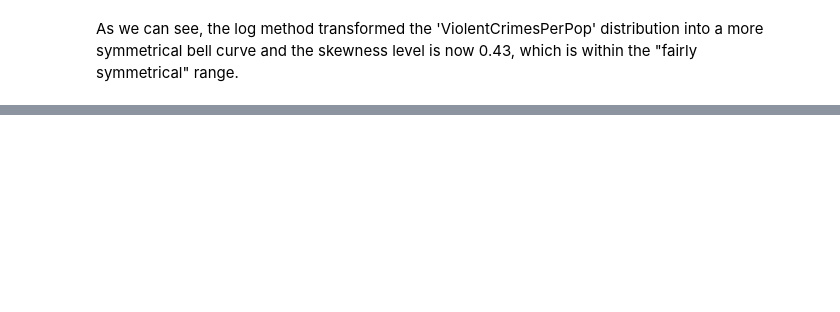
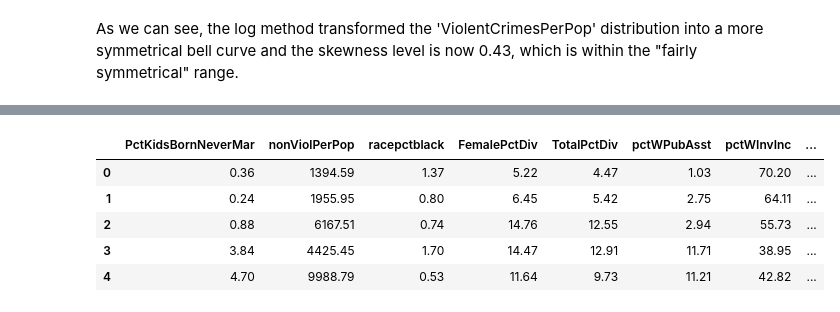
Before and after one commit to Kasheme/Data-Science, a Jupyter notebook: US-Crime-Communities/US Crime Notebook EDA.ipynb, the cells around one changed output, grey strips where cells are left out. Saved outputs shown, nothing was run; the diff lists cells and outputs as text; code cells hidden in the pictures; blank space fills up the shorter version.

```diff
--- a/US-Crime-Communities/US Crime Notebook EDA.ipynb
+++ b/US-Crime-Communities/US Crime Notebook EDA.ipynb
@@ -539,0 +546,6 @@ As we can see, the log method transformed the 'ViolentCrimesPerPop' distribution
+# %%
+top_features_viol_cols
+top_features_nonviol_cols
+selected_data = data.loc[:, [i for i in top_features_viol_cols]]
+print(len(selected_data.columns))
+print(selected_data.columns.unique())
@@ -539,0 +559,6 @@ As we can see, the log method transformed the 'ViolentCrimesPerPop' distribution
+# %%
+curr_list = selected_data.columns.unique().tolist()
+
+for col in top_features_nonviol_cols:
+    if col not in curr_list:
+        curr_list.append(col)
@@ -539,0 +583,3 @@ As we can see, the log method transformed the 'ViolentCrimesPerPop' distribution
+# %%
+selected_data = data.loc[:,[i for i in curr_list]]
+print(len(selected_data.columns))
@@ -539,0 +607,9 @@ As we can see, the log method transformed the 'ViolentCrimesPerPop' distribution
+# %%
+selected_data.head(5)
+# %% [output]
+|  | PctKidsBornNeverMar | nonViolPerPop | racepctblack | FemalePctDiv | TotalPctDiv | pctWPubAsst | pctWInvInc | ... |
+| 0 | 0.36 | 1394.59 | 1.37 | 5.22 | 4.47 | 1.03 | 70.20 | ... |
+| 1 | 0.24 | 1955.95 | 0.80 | 6.45 | 5.42 | 2.75 | 64.11 | ... |
+| 2 | 0.88 | 6167.51 | 0.74 | 14.76 | 12.55 | 2.94 | 55.73 | ... |
+| 3 | 3.84 | 4425.45 | 1.70 | 14.47 | 12.91 | 11.71 | 38.95 | ... |
+| 4 | 4.70 | 9988.79 | 0.53 | 11.64 | 9.73 | 11.21 | 42.82 | ... |
```
Also changed, not shown: parts of 20 cells of this notebook.
